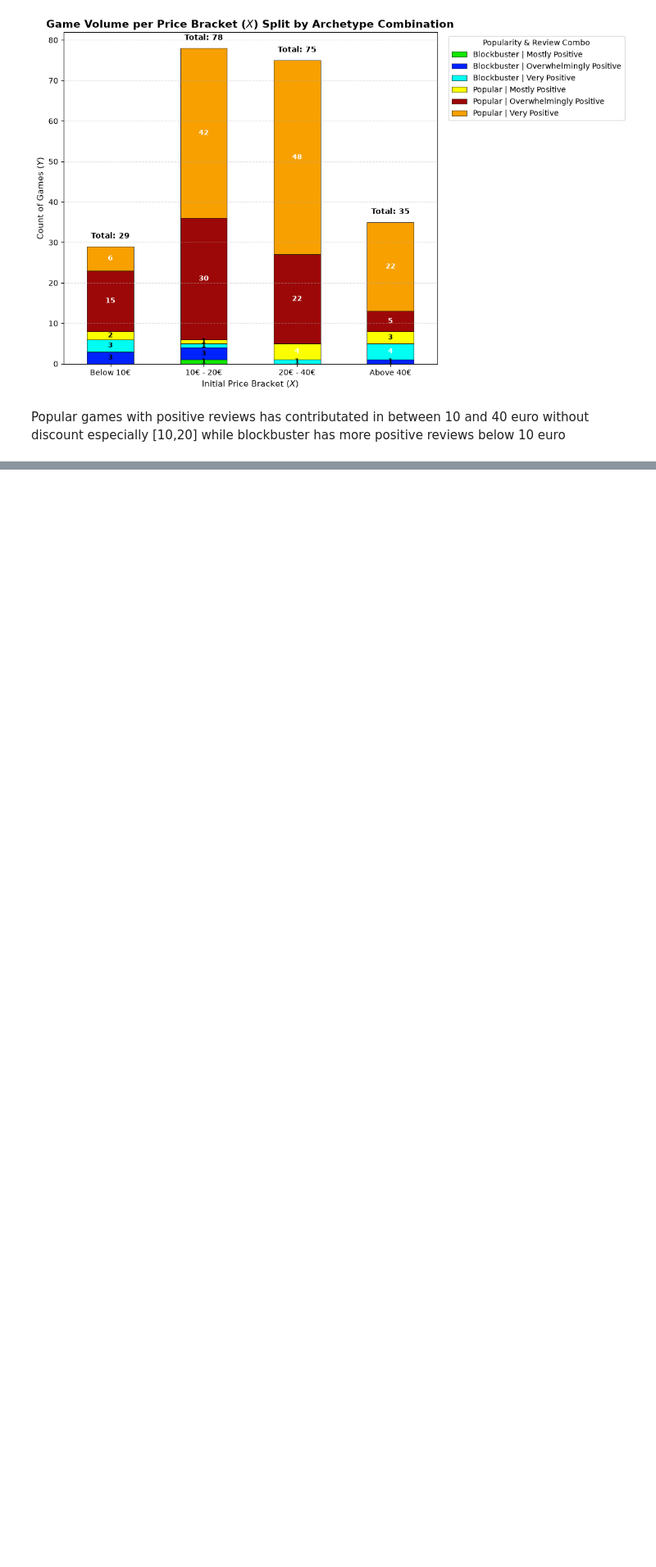
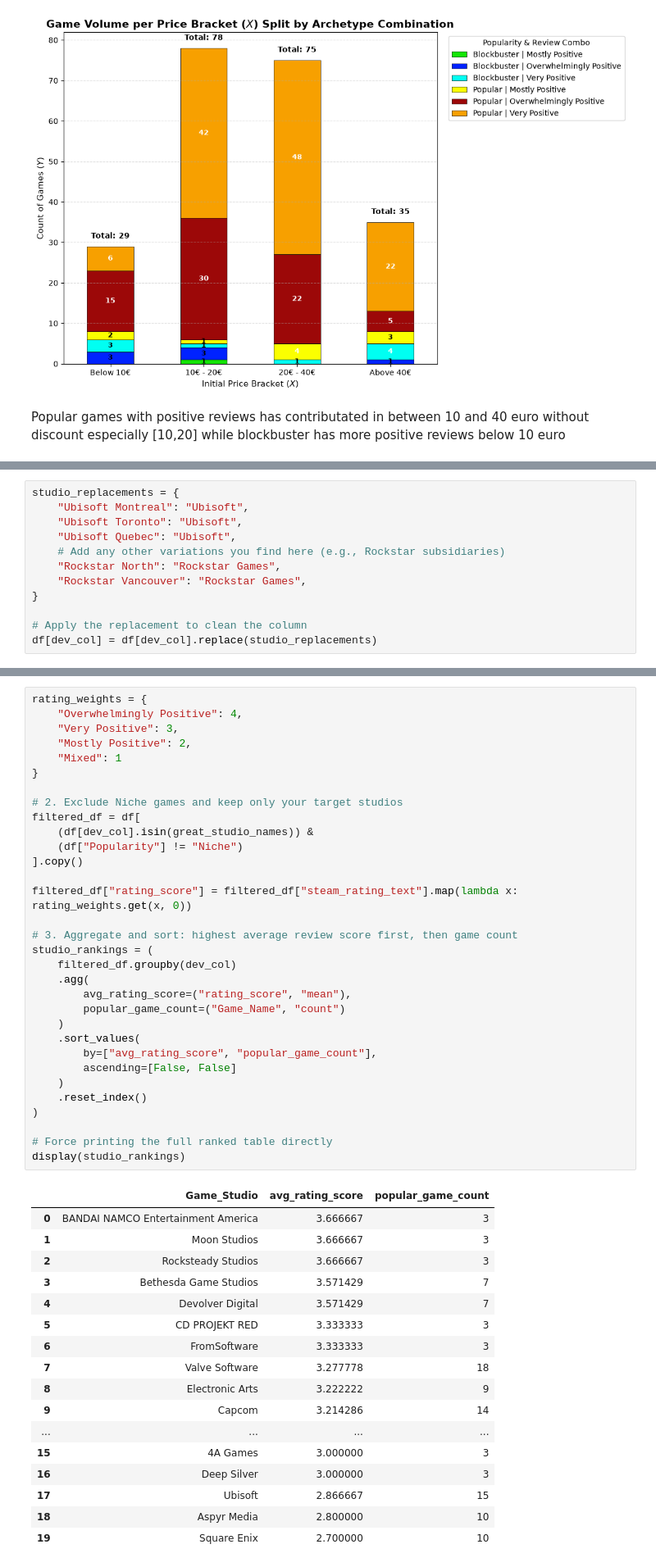
Before and after one commit to Ilyass02-S/Data-Science-Portfolio, a Jupyter notebook: analysing data.ipynb, the cells around one changed output, grey strips where cells are left out. Shown at 82% size. Cells and saved outputs as stored; diff of their text form; blank space fills up the shorter version.

Commit message:
analyse data (Studios part)

```diff
--- a/analysing data.ipynb
+++ b/analysing data.ipynb
@@ -312,0 +247,12 @@ Popular games with positive reviews has contributated below 10 euro as well as d
+# %%
+studio_replacements = {
+    "Ubisoft Montreal": "Ubisoft",
+    "Ubisoft Toronto": "Ubisoft",
+    "Ubisoft Quebec": "Ubisoft",
+    # Add any other variations you find here (e.g., Rockstar subsidiaries)
+    "Rockstar North": "Rockstar Games",
+    "Rockstar Vancouver": "Rockstar Games",
+}
+
+# Apply the replacement to clean the column
+df[dev_col] = df[dev_col].replace(studio_replacements)
@@ -312,0 +397,50 @@ Popular games with positive reviews has contributated below 10 euro as well as d
+# %%
+rating_weights = {
+    "Overwhelmingly Positive": 4,
+    "Very Positive": 3,
+    "Mostly Positive": 2,
+    "Mixed": 1
+}
+
+# 2. Exclude Niche games and keep only your target studios
+filtered_df = df[
+    (df[dev_col].isin(great_studio_names)) &
+    (df["Popularity"] != "Niche")
+].copy()
+
+filtered_df["rating_score"] = filtered_df["steam_rating_text"].map(lambda x: rating_weights.get(x, 0))
+
+# 3. Aggregate and sort: highest average review score first, then game count
+studio_rankings = (
+    filtered_df.groupby(dev_col)
+    .agg(
+        avg_rating_score=("rating_score", "mean"),
+        popular_game_count=("Game_Name", "count")
+    )
+    .sort_values(
+        by=["avg_rating_score", "popular_game_count"],
+        ascending=[False, False]
+    )
+    .reset_index()
+)
+
+# Force printing the full ranked table directly
+display(studio_rankings)
+# %% [output]
+|  | Game_Studio | avg_rating_score | popular_game_count |
+| 0 | BANDAI NAMCO Entertainment America | 3.666667 | 3 |
+| 1 | Moon Studios | 3.666667 | 3 |
+| 2 | Rocksteady Studios | 3.666667 | 3 |
+| 3 | Bethesda Game Studios | 3.571429 | 7 |
+| 4 | Devolver Digital | 3.571429 | 7 |
+| 5 | CD PROJEKT RED | 3.333333 | 3 |
+| 6 | FromSoftware | 3.333333 | 3 |
+| 7 | Valve Software | 3.277778 | 18 |
+| 8 | Electronic Arts | 3.222222 | 9 |
+| 9 | Capcom | 3.214286 | 14 |
+| ... | ... | ... | ... |
+| 15 | 4A Games | 3.000000 | 3 |
+| 16 | Deep Silver | 3.000000 | 3 |
+| 17 | Ubisoft | 2.866667 | 15 |
+| 18 | Aspyr Media | 2.800000 | 10 |
+| 19 | Square Enix | 2.700000 | 10 |
```
Also changed, not shown: parts of 11 cells of this notebook.
